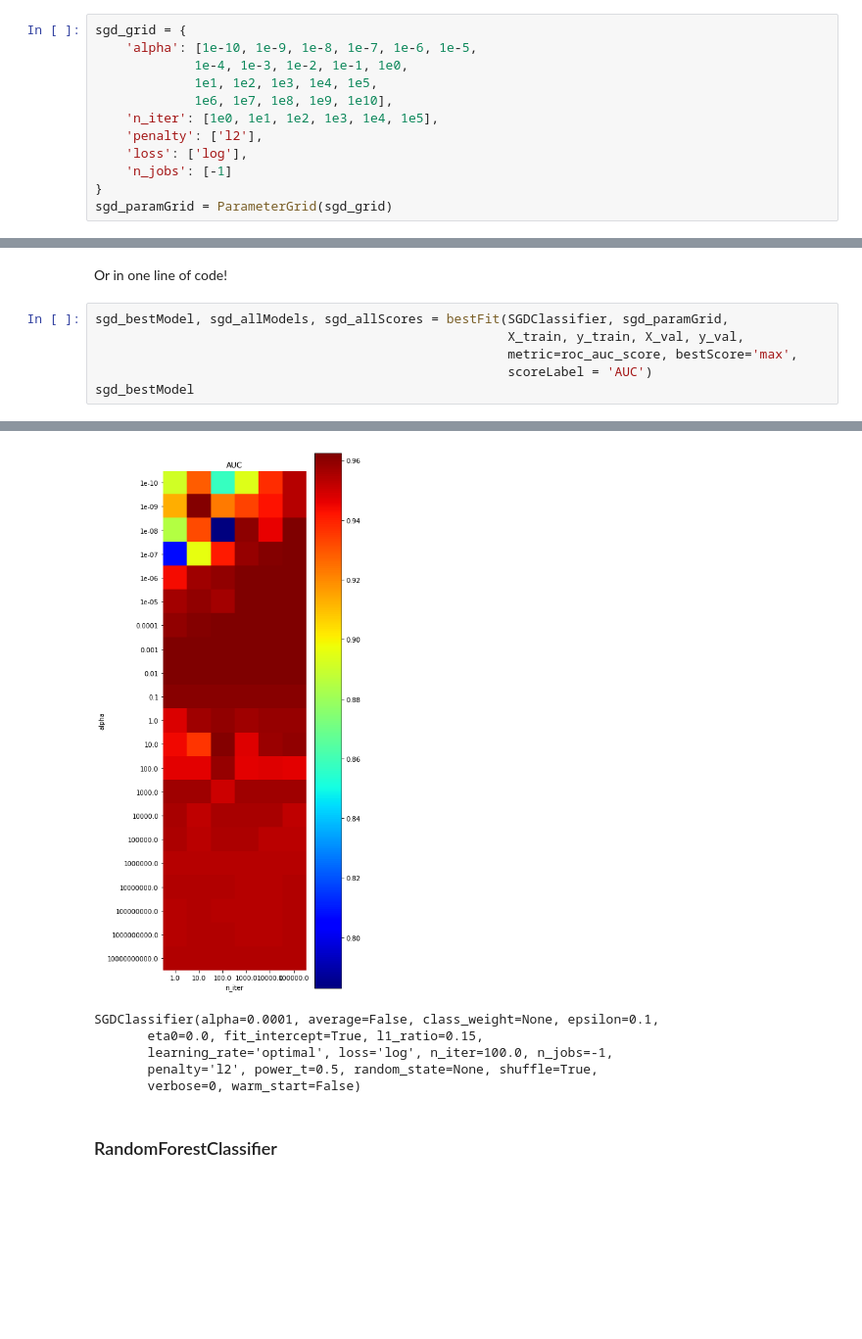
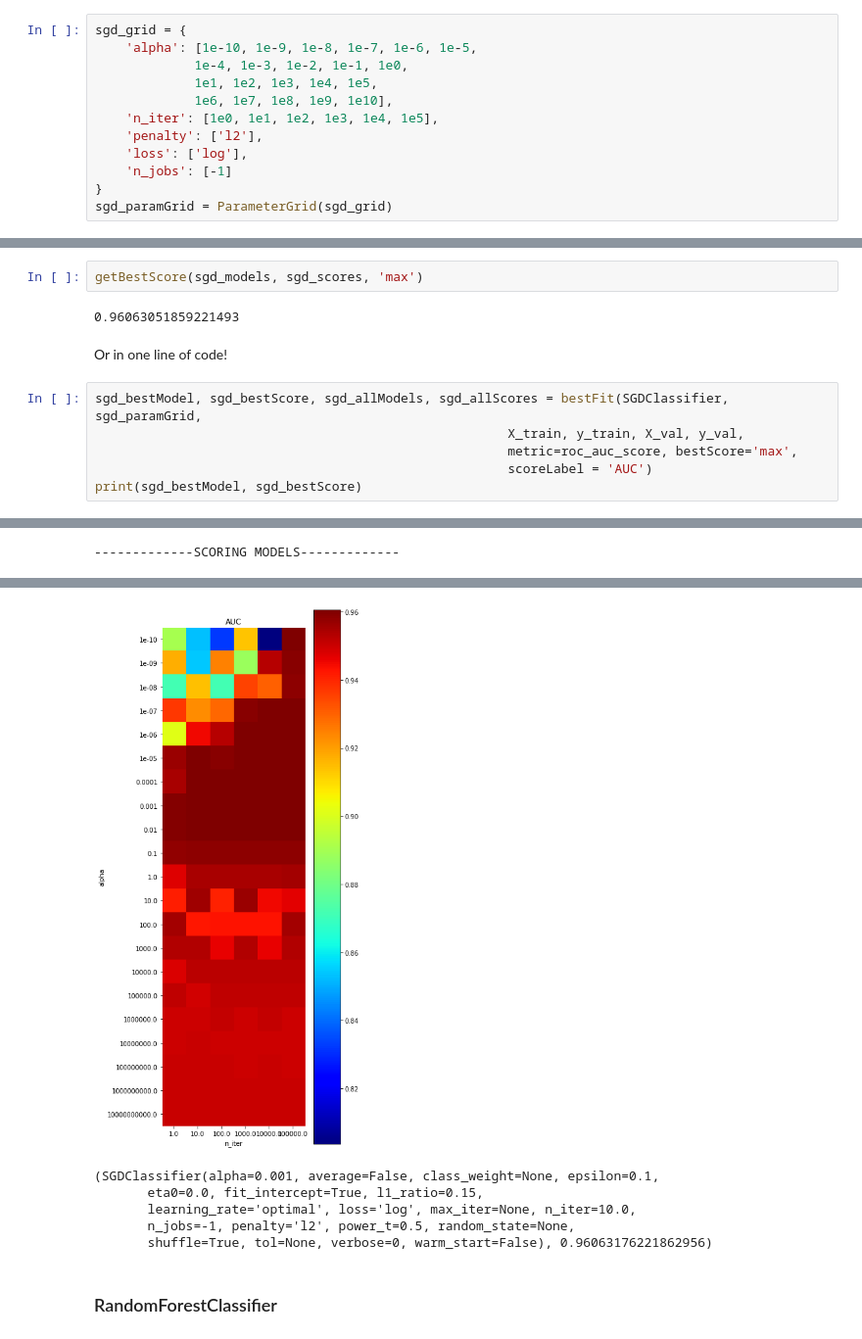
Before and after one commit to jmcarpenter2/parfit, a Jupyter notebook: parfit/parfit_ex.ipynb, the cells around one changed output, grey strips where cells are left out. Shown at 98% size. Saved outputs shown, nothing was run; the diff lists cells and outputs as text; blank space fills up the shorter version.

```diff
--- a/parfit/parfit_ex.ipynb
+++ b/parfit/parfit_ex.ipynb
@@ -164,9 +172,13 @@ SGDClassifier(alpha=0.01, average=False, class_weight=None, epsilon=0.1,
+# %%
+getBestScore(sgd_models, sgd_scores, 'max')
+# %% [output]
+0.96063051859221493
 # %% [markdown]
 Or in one line of code!
 # %%
-sgd_bestModel, sgd_allModels, sgd_allScores = bestFit(SGDClassifier, sgd_paramGrid,
+sgd_bestModel, sgd_bestScore, sgd_allModels, sgd_allScores = bestFit(SGDClassifier, sgd_paramGrid,
                                                       X_train, y_train, X_val, y_val,
                                                       metric=roc_auc_score, bestScore='max',
                                                       scoreLabel = 'AUC')
-sgd_bestModel
+print(sgd_bestModel, sgd_bestScore)
 # %% [output]
@@ -181,0 +189 @@ sgd_bestModel
+-------------SCORING MODELS-------------
@@ -182,9 +196,9 @@ sgd_bestModel
-[figure, old version]
+[figure, new version]
-SGDClassifier(alpha=0.0001, average=False, class_weight=None, epsilon=0.1,
-       eta0=0.0, fit_intercept=True, l1_ratio=0.15,
-       learning_rate='optimal', loss='log', n_iter=100.0, n_jobs=-1,
-       penalty='l2', power_t=0.5, random_state=None, shuffle=True,
-       verbose=0, warm_start=False)
+(SGDClassifier(alpha=0.001, average=False, class_weight=None, epsilon=0.1,
+       eta0=0.0, fit_intercept=True, l1_ratio=0.15,
+       learning_rate='optimal', loss='log', max_iter=None, n_iter=10.0,
+       n_jobs=-1, penalty='l2', power_t=0.5, random_state=None,
+       shuffle=True, tol=None, verbose=0, warm_start=False), 0.96063176221862956)
 # %% [markdown]
 ### RandomForestClassifier
 # %%
```
Also changed, not shown: parts of 60 cells of this notebook.
